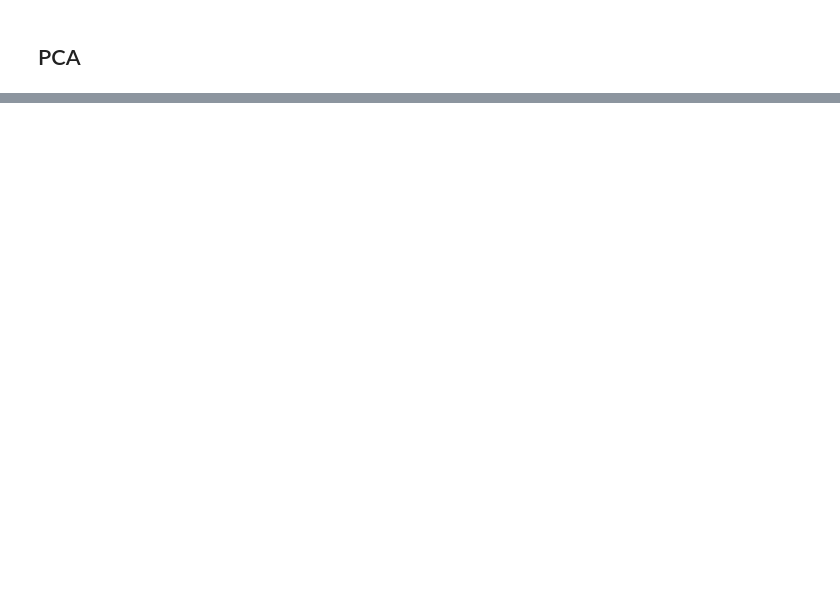
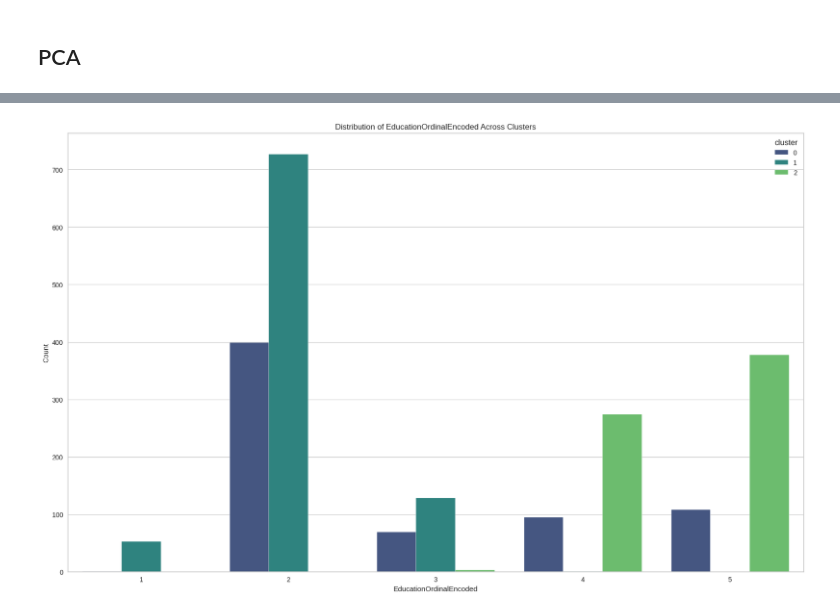
Before and after one commit to r-leeper/Marketing_Customer_Segmentation, a Jupyter notebook: PCA_and_KMeans.ipynb, the cells around one changed output, grey strips where cells are left out. Cells and saved outputs as stored; diff of their text form; code cells hidden in the pictures; blank space fills up the shorter version.

```diff
--- a/PCA_and_KMeans.ipynb
+++ b/PCA_and_KMeans.ipynb
@@ -193,0 +387,10 @@ print(selected_components)
+# %%
+# Create a grouped bar chart using Seaborn's countplot
+plt.figure(figsize=(20, 12))
+sns.countplot(x='EducationOrdinalEncoded', hue='cluster', data=df, palette='viridis')
+plt.title('Distribution of EducationOrdinalEncoded Across Clusters')
+plt.xlabel('EducationOrdinalEncoded')
+plt.ylabel('Count')
+plt.show()
+# %% [output]
+[figure, added]
```
Also changed, not shown: parts of 29 cells of this notebook, 3 other files.
